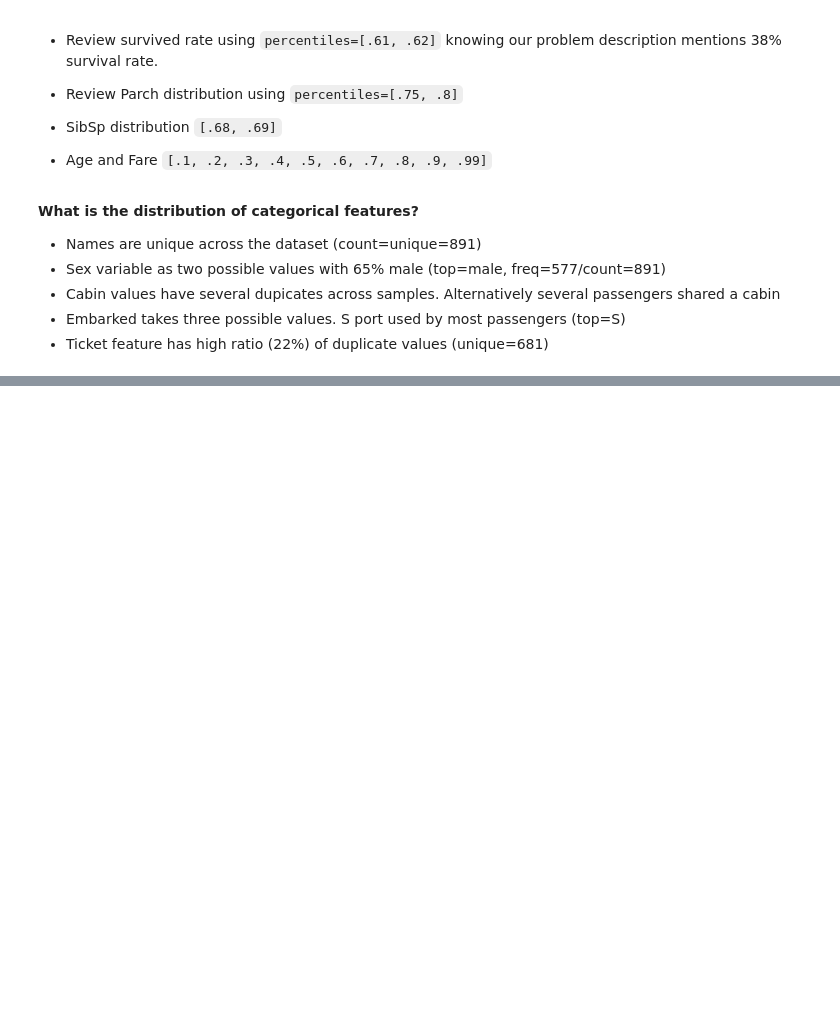
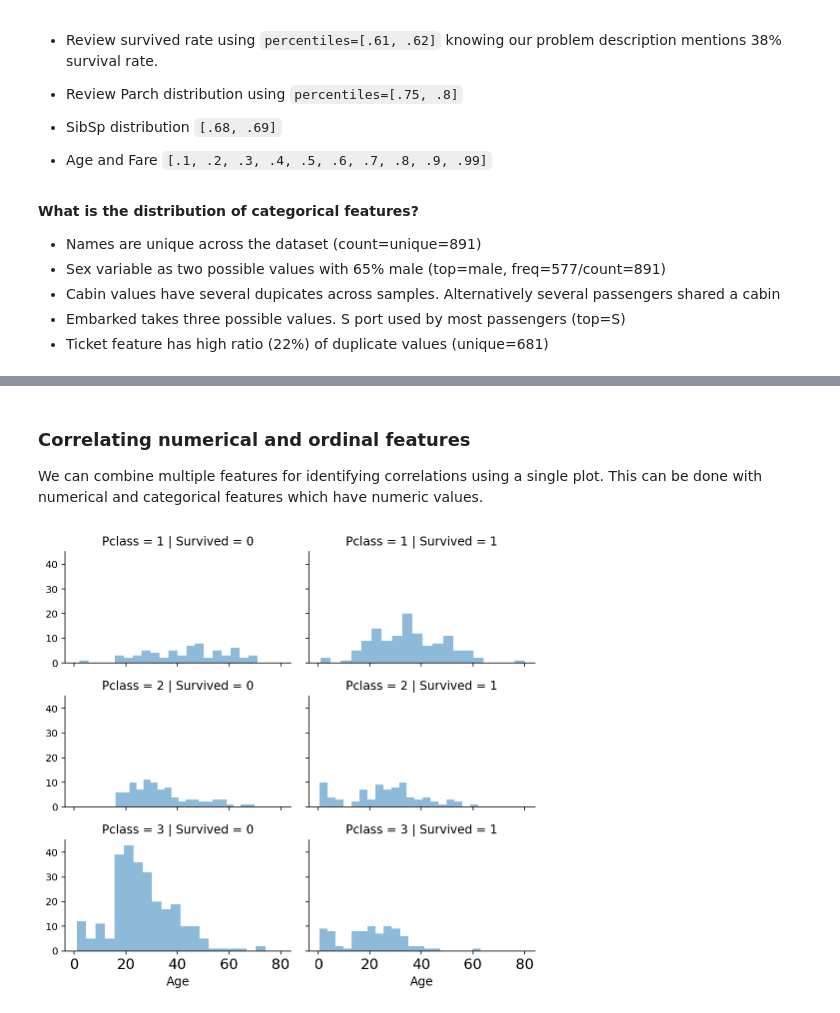
Before and after one commit to ankitsharma07/Kaggle-Challenges, a Jupyter notebook: Titanic/Titanic.ipynb, the cells around one changed output, grey strips where cells are left out. Saved outputs shown, nothing was run; the diff lists cells and outputs as text; code cells hidden in the pictures; blank space fills up the shorter version.

```diff
--- a/Titanic/Titanic.ipynb
+++ b/Titanic/Titanic.ipynb
@@ -197,0 +293,10 @@ train_df.describe(include=['O'])
+# %% [markdown]
+### Correlating numerical and ordinal features
+
+We can combine multiple features for identifying correlations using a single plot. This can be done with numerical and categorical features which have numeric values.
+# %%
+grid = sns.FacetGrid(train_df, col='Survived', row='Pclass', size=2.2, aspect=1.6)
+grid.map(plt.hist, 'Age', alpha=.5, bins=20)
+grid.add_legend();
+# %% [output]
+[figure, added]
```
Also changed, not shown: parts of 81 cells of this notebook.
